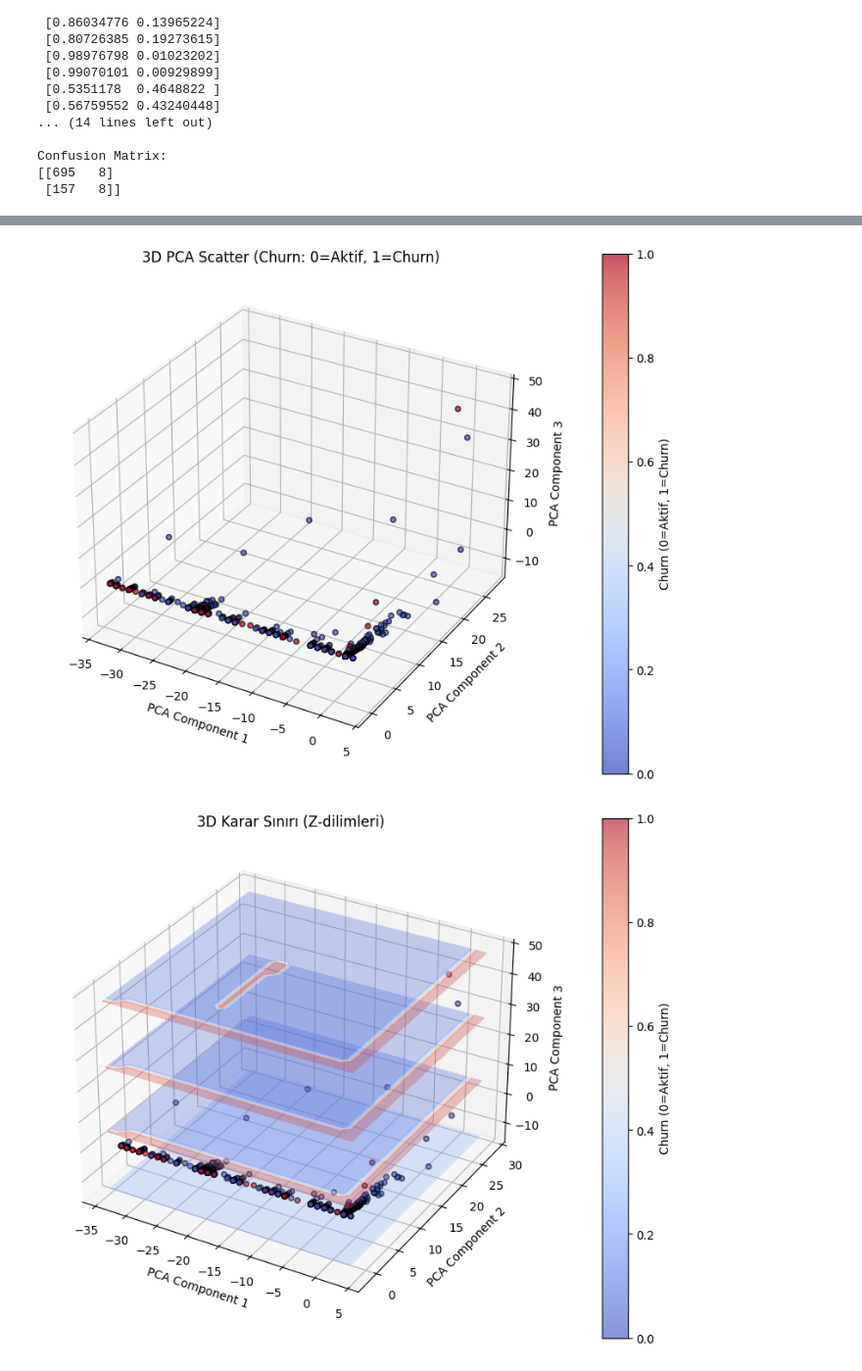
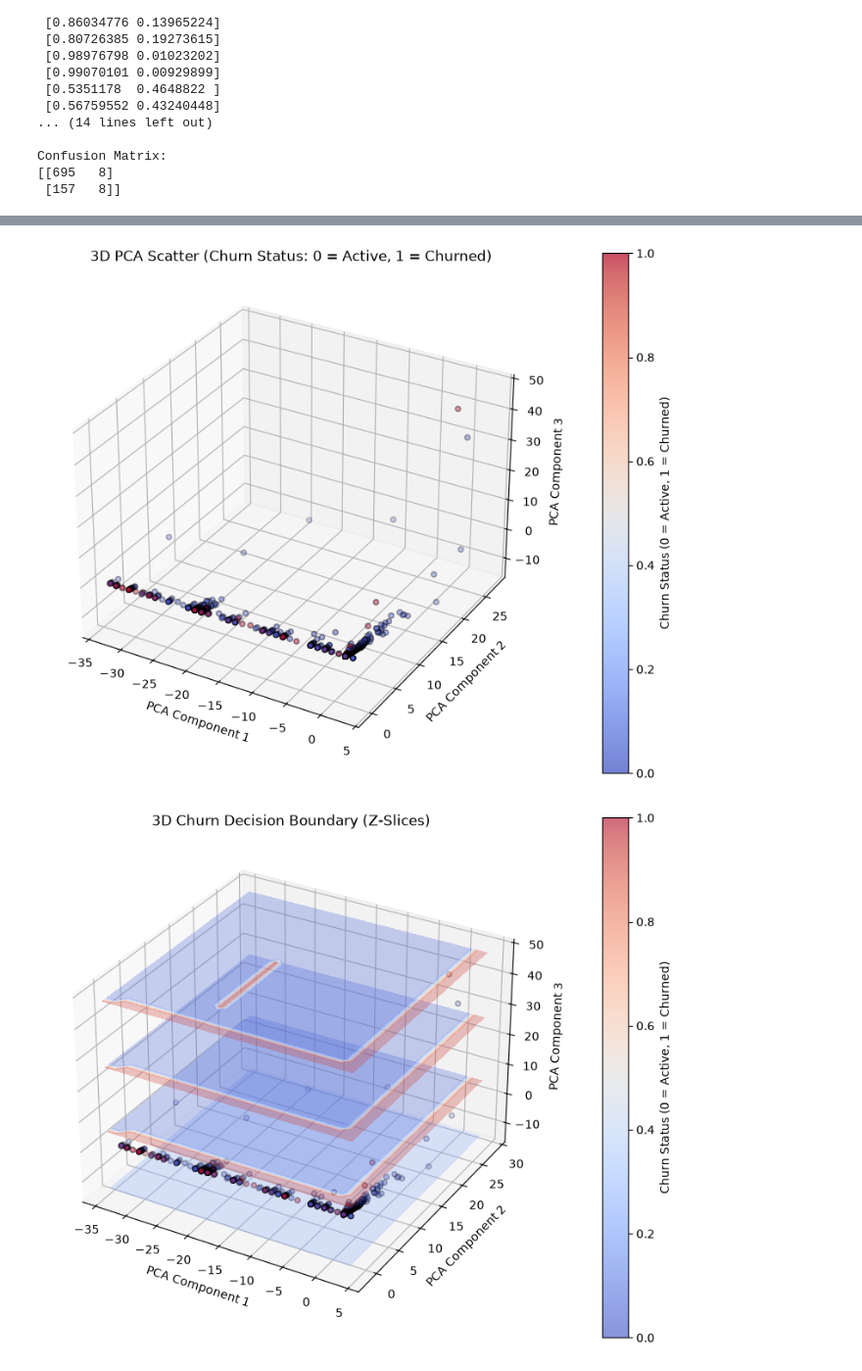
Before and after one commit to serkosi/SupplyChain-regression-classification-trials, a Jupyter notebook: classification.ipynb, the cells around one changed output, grey strips where cells are left out. Shown at 98% size. Saved outputs shown, nothing was run; the diff lists cells and outputs as text; code cells hidden in the pictures.

```diff
--- a/classification.ipynb
+++ b/classification.ipynb
@@ -12,6 +12,7 @@ Summary:
 # %%
 import pandas as pd
 import numpy as np
+from pathlib import Path
 import matplotlib.pyplot as plt
 import seaborn as sns
 from sklearn.model_selection import train_test_split
@@ -20,6 +21,9 @@ from sklearn.preprocessing import LabelEncoder, StandardScaler
 from sklearn.metrics import accuracy_score, classification_report, confusion_matrix
 from sklearn.decomposition import PCA
 from sklearn.model_selection import RandomizedSearchCV
+
+OUTPUT_DIR = Path("output")
+OUTPUT_DIR.mkdir(parents=True, exist_ok=True)
 
 # Load Dataset
 url = "https://archive.ics.uci.edu/ml/machine-learning-databases/00352/Online%20Retail.xlsx"
@@ -257,12 +263,13 @@ scatter = ax.scatter(
 ax.set_xlabel("PCA Component 1")
 ax.set_ylabel("PCA Component 2")
 ax.set_zlabel("PCA Component 3")
-ax.set_title("3D PCA Scatter (Churn: 0=Active, 1=Churn)")
+ax.set_title("3D PCA Scatter (Churn Status: 0 = Active, 1 = Churned)")
 
 # Color scale
 cbar = fig.colorbar(scatter, ax=ax, pad=0.1)
-cbar.set_label("Churn (0=Active, 1=Churn)")
+cbar.set_label("Churn Status (0 = Active, 1 = Churned)")
 
+fig.savefig(OUTPUT_DIR / "classification_pca_3d_scatter.png", dpi=300, bbox_inches="tight")
 plt.show()
 
 # Visualize 3D Decision Boundary with Slices (z-slices)
@@ -286,7 +293,7 @@ preds_3d = preds_3d.reshape(xx.shape)  # (grid_size, grid_size, grid_size)
 
 fig = plt.figure(figsize=(10, 8))
 ax = fig.add_subplot(111, projection='3d')
-ax.set_title("3D Decision Boundary (Z-slices)")
+ax.set_title("3D Churn Decision Boundary (Z-Slices)")
 
 # Re-plot original data (points)
 scatter2 = ax.scatter(
@@ -300,33 +307,34 @@ scatter2 = ax.scatter(
 )
 
 # Draw a few z-slices as 2D contours
 num_slices = 4
 z_levels = np.linspace(0, grid_size - 1, num_slices).astype(int)
 
 for z_i in z_levels:
     z_slice_pred = preds_3d[:, :, z_i]
     z_value = zz[0, 0, z_i]
 
     xx_slice = xx[:, :, z_i]
     yy_slice = yy[:, :, z_i]
 
     ax.contourf(
         xx_slice, yy_slice, z_slice_pred,
         zdir='z',    # Slice along z-axis
         offset=z_value,
         alpha=0.3,
         cmap="coolwarm"
     )
 
 ax.set_xlabel("PCA Component 1")
 ax.set_ylabel("PCA Component 2")
 ax.set_zlabel("PCA Component 3")
 
 # Color scale
 cbar = fig.colorbar(scatter2, ax=ax, pad=0.1)
-cbar.set_label("Churn (0=Active, 1=Churn)")
+cbar.set_label("Churn Status (0 = Active, 1 = Churned)")
 
+fig.savefig(OUTPUT_DIR / "classification_decision_boundary_3d.png", dpi=300, bbox_inches="tight")
 plt.show()
 # %% [output]
-[figure, old version]
+[figure, new version]
-[figure, old version]
+[figure, new version]
```
Also changed, not shown: parts of 2 cells of this notebook, 8 other files.
